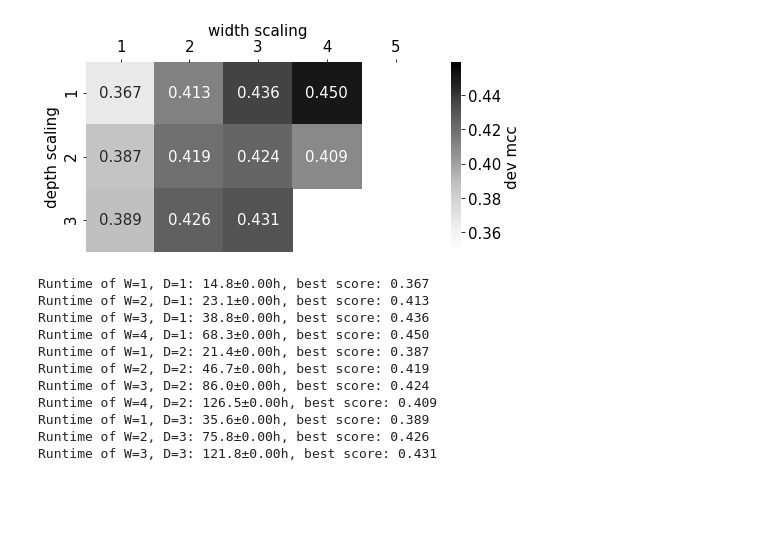
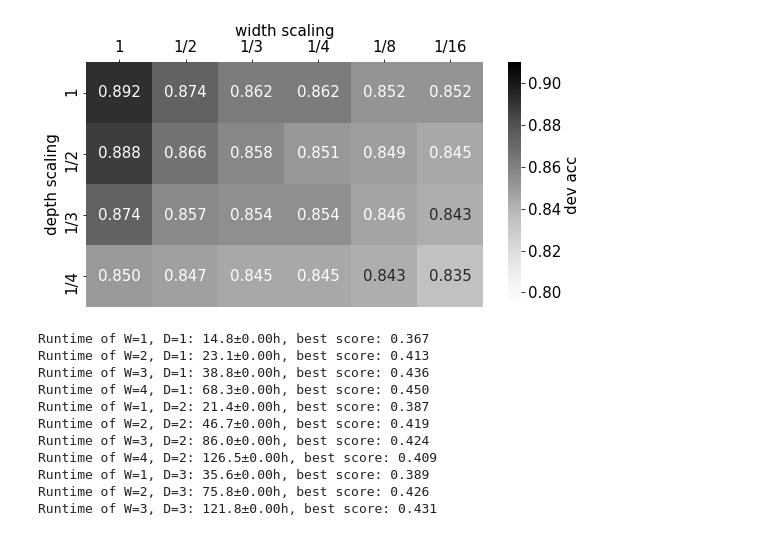
Before and after one commit to samsucik/knowledge-distil-bert, a Jupyter notebook: experiments/analysis/Analysis of distillation hyperparameters.ipynb, the cells around one changed output. Saved outputs shown, nothing was run; the diff lists cells and outputs as text; code cells hidden in the pictures; blank space fills up the shorter version.

Commit message:
Add more results of student probing and plot it.

```diff
--- a/experiments/analysis/Analysis of distillation hyperparameters.ipynb
+++ b/experiments/analysis/Analysis of distillation hyperparameters.ipynb
@@ -212,16 +212,16 @@ log_files = {
     "W=2, D=1": ["distil-bert-CoLA-Jan29-11:08:03"], # exploding distil-bert-CoLA-Jan25-10:02:01
     "W=3, D=1": ["distil-bert-CoLA-Jan29-11:17:12"], # exploding distil-bert-CoLA-Jan25-10:12:42
     "W=4, D=1": ["distil-bert-CoLA-Jan29-11:25:47"],
-    "W=5, D=1": [],
+    "W=5, D=1": ["distil-bert-CoLA-Feb02-10:42:58"], # exploding distil-bert-CoLA-Feb01-21:22:43
     "W=1, D=2": ["distil-bert-CoLA-Jan25-10:50:54"],
     "W=2, D=2": ["distil-bert-CoLA-Jan29-11:09:47"], # exploding distil-bert-CoLA-Jan25-10:18:53
     "W=3, D=2": ["distil-bert-CoLA-Jan29-11:18:20"],
     "W=4, D=2": ["distil-bert-CoLA-Jan29-11:38:07"],
-    "W=5, D=2": [],
+    "W=5, D=2": [], # exploding distil-bert-CoLA-Feb01-21:51:43
     "W=1, D=3": ["distil-bert-CoLA-Jan29-13:58:24"],
     "W=2, D=3": ["distil-bert-CoLA-Jan29-14:42:48"],
     "W=3, D=3": ["distil-bert-CoLA-Jan29-11:23:24"],
-    "W=4, D=3": [],
+    "W=4, D=3": ["distil-bert-CoLA-Jan29-11:38:51"],
     },
     "size-sara-bert": {
     "W=1, D=1": ["distil-bert-Sara-Feb01-09:38:47"],
@@ -265,7 +265,7 @@ log_files = {
     "W=1/8, D=1/3": ["distil-bert-SST-2-Feb03-23:48:23"],
     "W=1/8, D=1/4": ["distil-bert-SST-2-Feb03-23:47:57"],
 
-    "W=1/16, D=1": [],
+    "W=1/16, D=1": ["distil-bert-SST-2-Feb04-12:29:47"],
     "W=1/16, D=1/2": ["distil-bert-SST-2-Feb04-12:30:49"],
     "W=1/16, D=1/3": ["distil-bert-SST-2-Feb04-12:31:23"],
     "W=1/16, D=1/4": ["distil-bert-SST-2-Feb04-12:31:51"],
@@ -286,7 +286,7 @@ log_files = {
     }
 }
 # %%
-group = "size-cola-bert"
+group = "size-sst-2-bert"
 task_name = get_task_name(group)
 metric_name = get_metric_name(task_name)
 param_name = "lr"
@@ -324,34 +324,34 @@ for i, (config, logs) in enumerate(log_files[group].items()):
         lstm_width, _, _ = [float(param.split("=")[1]) for param in config.split(", ")]
         _, _, depth_factor = [param.split("=")[1] for param in config.split(", ")]
         if lstm_width >= 300:
             width_factor = str(int(lstm_width/300))
         else:
             width_factor = "1/{}".format(str(int(round(300/lstm_width))))
     w, d = width_factors.index(width_factor), depth_factors.index(depth_factor)
     if "params" not in group:
         log_dfs = np.array([pd.read_csv("logs/{}.csv".format(log_file), skiprows=1)[metric_name] for log_file in logs])
         maximum = log_dfs.max()
         mtrx[d, w] = maximum
     else:
         mtrx[d, w] = np.log10(logs[param_idx]) if ("params" in group and param_name == "lr") else logs[param_idx]
 if "params" not in group or param_name != "lr":
     vmin, vmax = mtrx[mtrx > 0].min()*0.95, mtrx.max()*1.02
     mtrx[mtrx == 0] = None
 else:
     vmin, vmax = mtrx.min()*1.1, mtrx.max()*0.9
 
 fig = plt.figure(figsize=(1.7 + 1.2*mtrx.shape[1], 0.5 + mtrx.shape[0]))
 ax = plt.gca()
 sns.heatmap(mtrx, vmin=vmin, vmax=vmax, annot=True, fmt=".3f", cbar_kws={"label": "dev {}".format(metric_name)},
             cmap="Greys", ax=ax, xticklabels=width_factors, yticklabels=depth_factors)
 ax.set_ylabel("depth scaling")
 ax.set_xlabel("width scaling")
 ax.xaxis.tick_top()
 ax.xaxis.set_label_position("top")
 plt.show()
 fig.savefig("img/{}-mtrx.png".format(group + ("" if "params" not in group else "_{}".format(param_name))))
 # %% [output]
-[figure, old version]
+[figure, new version]
 # %%
 fig = plt.figure(figsize=(17, 10))
 ax = plt.gca()
```
Also changed, not shown: 31 other files.
